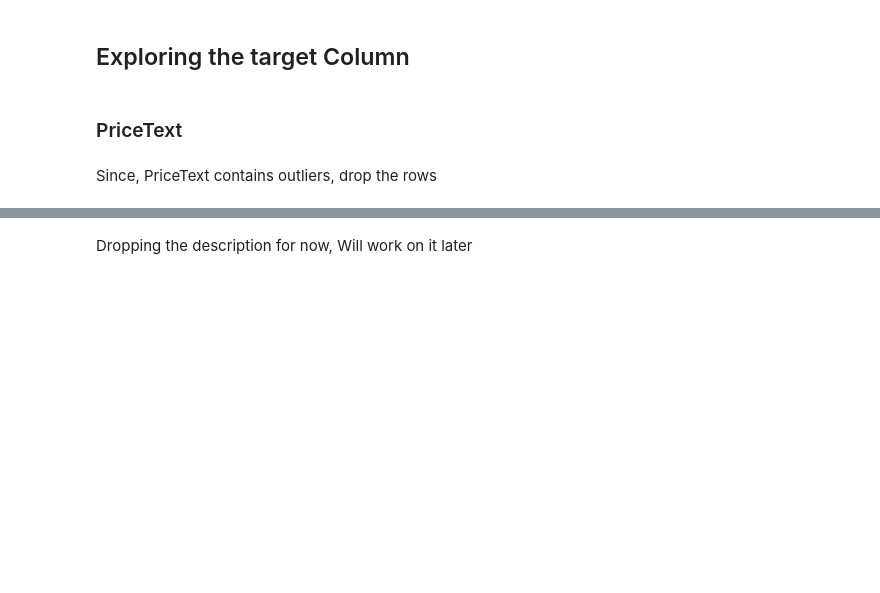
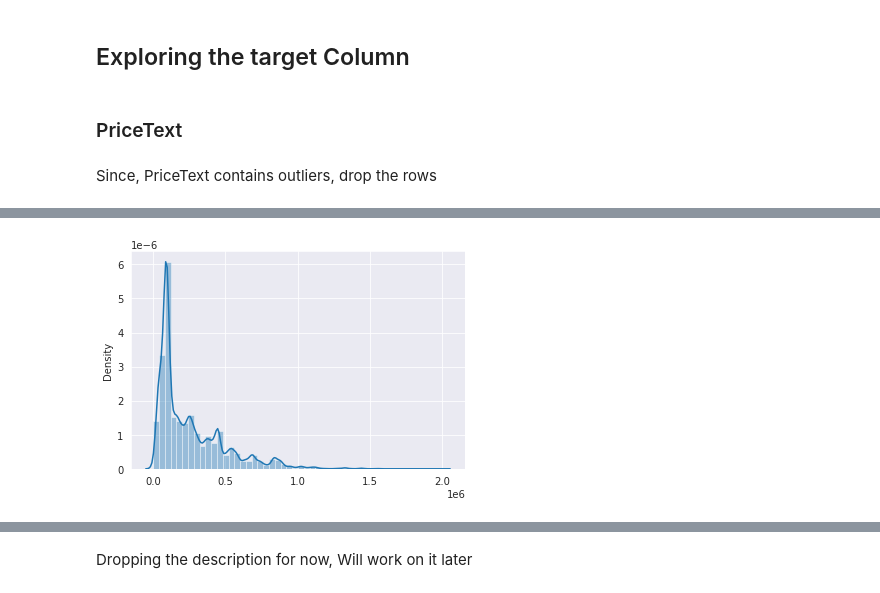
Before and after one commit to michaji/Housing_Project, a Jupyter notebook: Housing.ipynb, the cells around one changed output, grey strips where cells are left out. Cells and saved outputs as stored; diff of their text form; code cells hidden in the pictures; blank space fills up the shorter version.

```diff
--- a/Housing.ipynb
+++ b/Housing.ipynb
@@ -34,7 +35,7 @@ for dirname, _, filenames in os.walk('/kaggle/input'):
 # %%
 data = pd.read_excel("/kaggle/input/housing-data/housingData_7R.xlsx")
 # %%
-data = df.copy()
+#data = df.copy()
 # %%
 df = data.copy()
 # %%
@@ -315,3 +346,3 @@ City = data['City'].copy()
 # %%
 #Fit and Transform Train Data
-encoder.fit_transform(City,data['PriceText'])
+City = encoder.fit_transform(City,data['PriceText'])
@@ -317,0 +358,7 @@ encoder.fit_transform(City,data['PriceText'])
+# %%
+City = City.apply(pd.to_numeric)
+# %%
+sns.distplot(City)
+plt.show()
+# %% [output]
+[figure, added]
```
Also changed, not shown: parts of 128 cells of this notebook.
